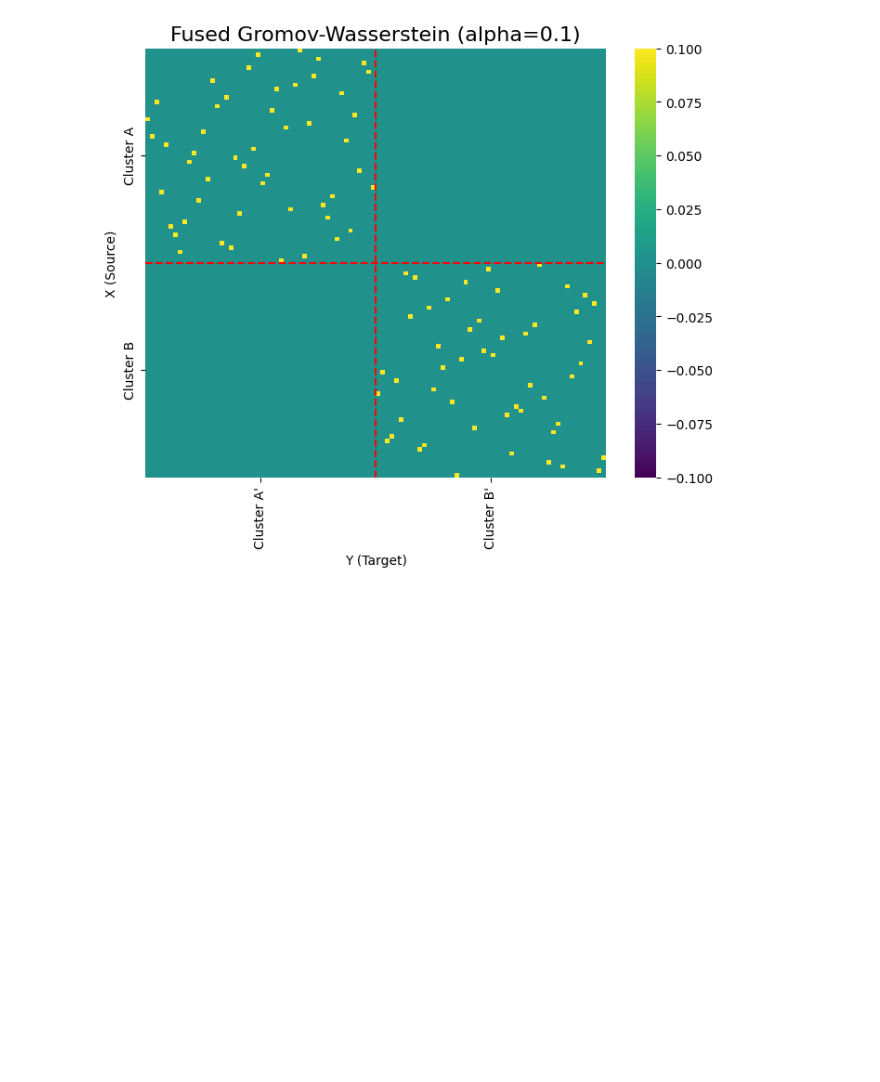
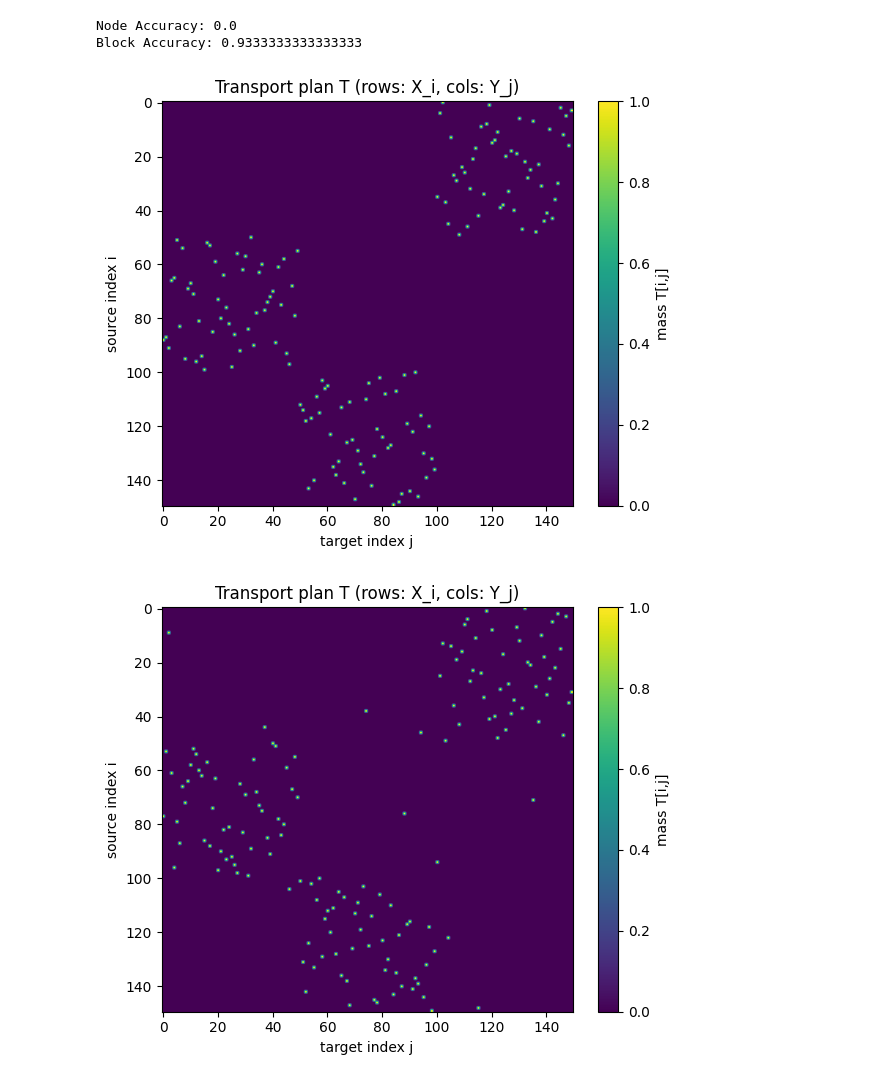
Before and after one commit to Junhyoung-Chung/fused-optimal-transport, a Jupyter notebook: simulation/FOT_simulation.ipynb, the cells around one changed output. Saved outputs shown, nothing was run; the diff lists cells and outputs as text; code cells hidden in the pictures; blank space fills up the shorter version.

```diff
--- a/simulation/FOT_simulation.ipynb
+++ b/simulation/FOT_simulation.ipynb
@@ -245,11 +290,16 @@ Success: T1 is the true global minimum, but T2 is a structurally plausible local
 # %%
 model = FOT.ConvexFusedTransport(
-    alpha = 0.5,
-    h=0.3,
-    kappa='decreasing_exp',
+    alpha=0.9999,
+    # kappa=lambda t: FOT.kappa_decreasing_exp(t,p=1),
+    kappa=lambda t: FOT.kappa_decreasing_exp(t,p=1),
     metric='euclidean',
-    fw_max_iter=200,
+    fw_max_iter=100,
     fw_stepsize='classic',
     tol=1e-7,
-    lmo_method='emd'
-).fit(X=X,Y=Y,FX=fX,FY=fY, return_hard_assignment=True)
+    lmo_method='emd',
+    pre_Cf=C_f,
+    pre_DX=KX,
+    pre_DY=KY
+).fit(X=np.array(z).reshape(-1,1),Y=np.array(z).reshape(-1,1),FX=None,FY=None,return_hard_assignment=True)
+
+print(np.array(model.obj_history_).mean(axis=0))
@@ -274,43 +308,15 @@ plt.show()
-# %%
-# --- 1. 변수 설정 (명확하게 분리) ---
-n_cluster = N_POINTS     # 50
-n_total = N_POINTS * 2   # 100
-
-# Feature 비용 (OT 비용)
-M = ot.dist(fX, fY, metric='sqeuclidean')/float(M.max())
-
-# 구조 비용 (GW 비용)
-# C1을 X로부터 계산
-C1 = ot.dist(X, X, metric='euclidean')/float(C1.max())
-# C2를 Y로부터 계산 (C1을 덮어쓰지 않도록 수정)
-C2 = ot.dist(Y, Y, metric='euclidean')/float(C2.max())
-
-# 균일 분포
-a = np.ones((n_total,)) / n_total
-b = np.ones((n_total,)) / n_total
-
-alpha = 0.1 # GW(구조)와 OT(Feature)의 비중
-
-# --- 2. FGW 계산 ---
-# 초기값을 주지 않으면 FGW 솔버가 임의로 시작합니다.
-# 이것이 바로 "국소 최적해" 함정을 테스트하는 핵심입니다.
-T_FGW = ot.gromov.fused_gromov_wasserstein(M, C1, C2, a, b, alpha=alpha, loss_fun='square_loss')
-
-# --- 3. 플로팅 ---
-plt.figure(figsize=(8, 6))
-# T_FGW는 n_total x n_total (100x100) 행렬입니다.
-sns.heatmap(T_FGW/float(T_FGW.max()), cmap='viridis', robust=True)
-
-# 블록 구분을 위한 선 (n_cluster = 50)
-plt.axvline(n_cluster, color='red', linestyle='--')
-plt.axhline(n_cluster, color='red', linestyle='--')
-
-plt.title(f'Fused Gromov-Wasserstein (alpha={alpha})', fontsize=16)
-plt.xlabel('Y (Target)')
-plt.ylabel('X (Source)')
-# Ticks (n_cluster = 50 기준)
-plt.xticks([n_cluster/2, n_cluster + n_cluster/2], ["Cluster A'", "Cluster B'"])
-plt.yticks([n_cluster/2, n_cluster + n_cluster/2], ["Cluster A", "Cluster B"])
-plt.show()
-# %% [output]
-[figure, removed]
+# %%
+node_acc  = np.mean(np.argmax(model.P_, axis=1) == np.argmax(P_true, axis=1))
+block_acc = np.mean(z[np.argmax(model.P_, axis=1)] == z[np.argmax(P_true, axis=1)])
+
+print('Node Accuracy:',node_acc)
+print('Block Accuracy:',block_acc)
+# %% [output]
+Node Accuracy: 0.0
+Block Accuracy: 0.9333333333333333
+# %%
+plot_transport_heatmap(P_true)
+plot_transport_heatmap(model.P_)
+# %% [output]
+[figure, added]
+[figure, added]
```
Also changed, not shown: parts of 21 cells of this notebook.
